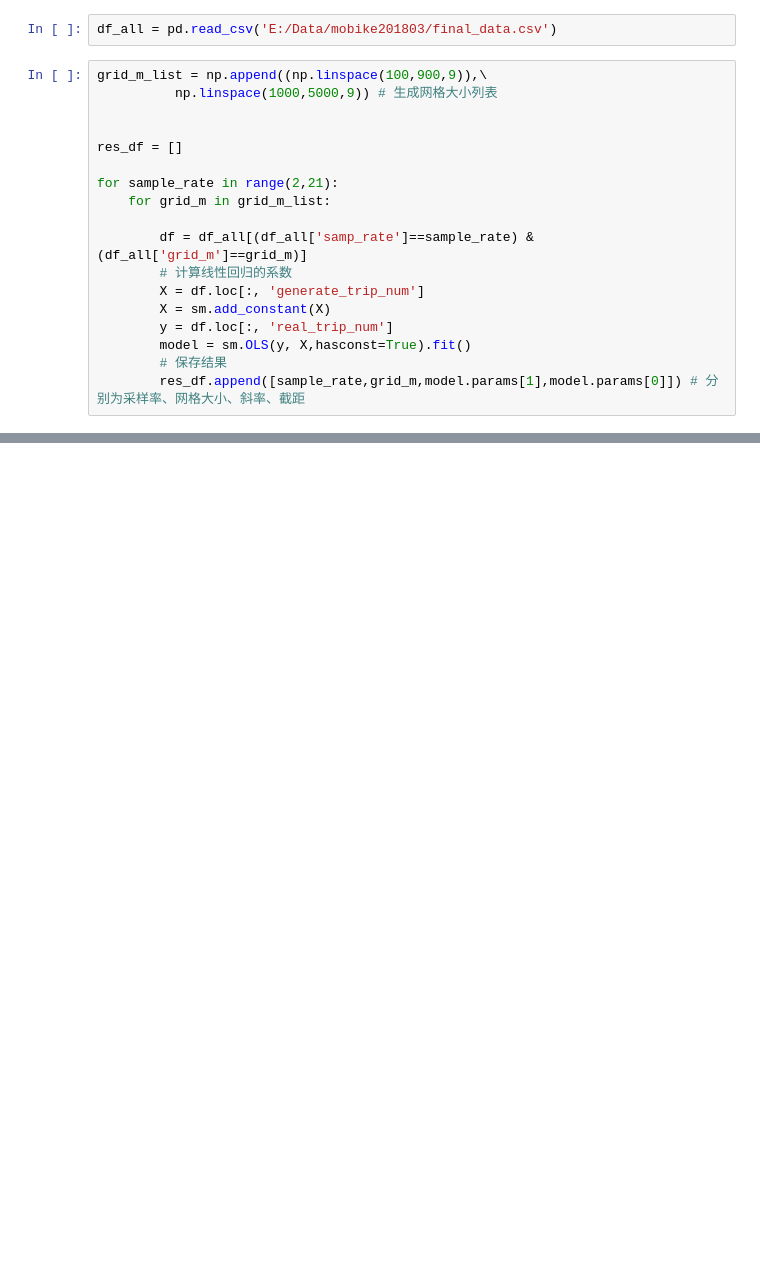
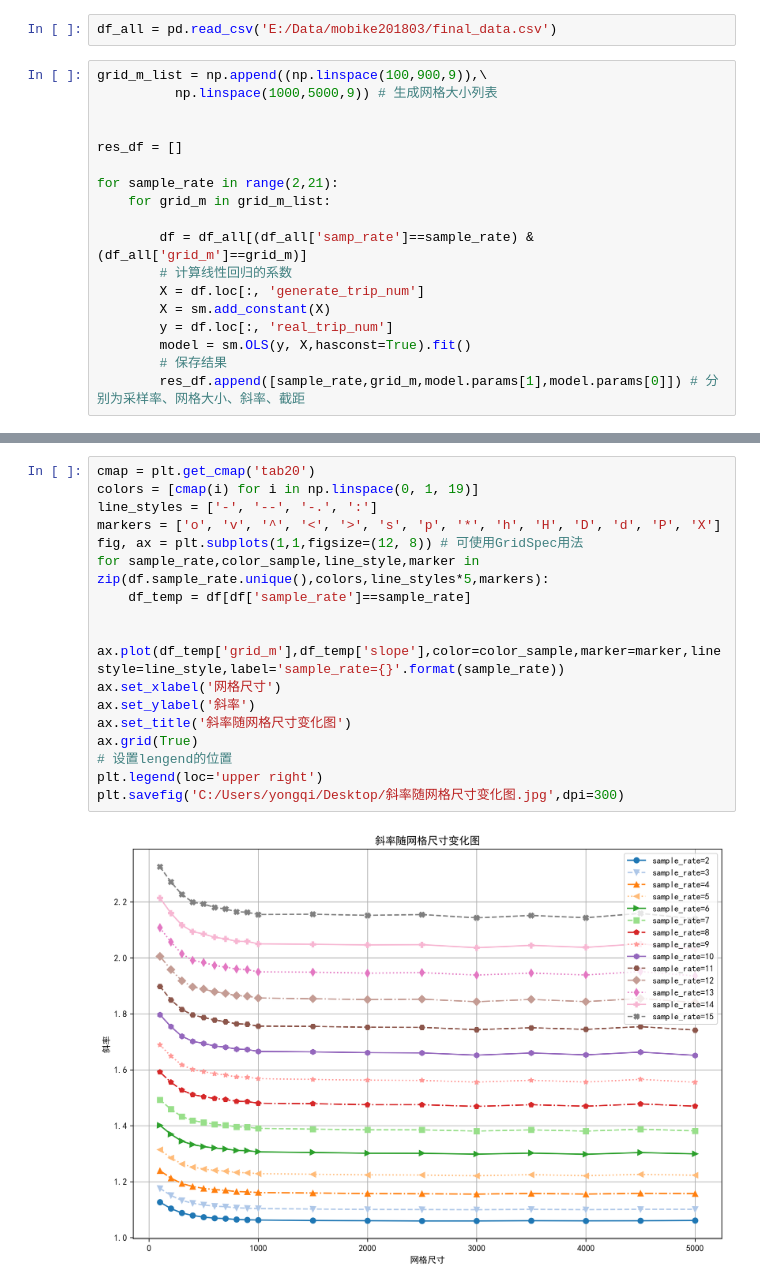
Before and after one commit to yongqi8753/kk_my_code, a Jupyter notebook: 线性模型.ipynb, the cells around one changed output, grey strips where cells are left out. Drawn from its saved outputs; the diff is of its cells as text; blank space fills up the shorter version.

```diff
--- a/线性模型.ipynb
+++ b/线性模型.ipynb
@@ -45,0 +76,19 @@ res_df
+# %%
+cmap = plt.get_cmap('tab20')
+colors = [cmap(i) for i in np.linspace(0, 1, 19)]
+line_styles = ['-', '--', '-.', ':']
+markers = ['o', 'v', '^', '<', '>', 's', 'p', '*', 'h', 'H', 'D', 'd', 'P', 'X']
+fig, ax = plt.subplots(1,1,figsize=(12, 8)) # 可使用GridSpec用法
+for sample_rate,color_sample,line_style,marker in zip(df.sample_rate.unique(),colors,line_styles*5,markers):
+    df_temp = df[df['sample_rate']==sample_rate]
+
+    ax.plot(df_temp['grid_m'],df_temp['slope'],color=color_sample,marker=marker,linestyle=line_style,label='sample_rate={}'.format(sample_rate))
+ax.set_xlabel('网格尺寸')
+ax.set_ylabel('斜率')
+ax.set_title('斜率随网格尺寸变化图')
+ax.grid(True)
+# 设置lengend的位置
+plt.legend(loc='upper right')
+plt.savefig('C:/Users/yongqi/Desktop/斜率随网格尺寸变化图.jpg',dpi=300)
+# %% [output]
+[figure, added]
```
Also changed, not shown: parts of 7 cells of this notebook.
